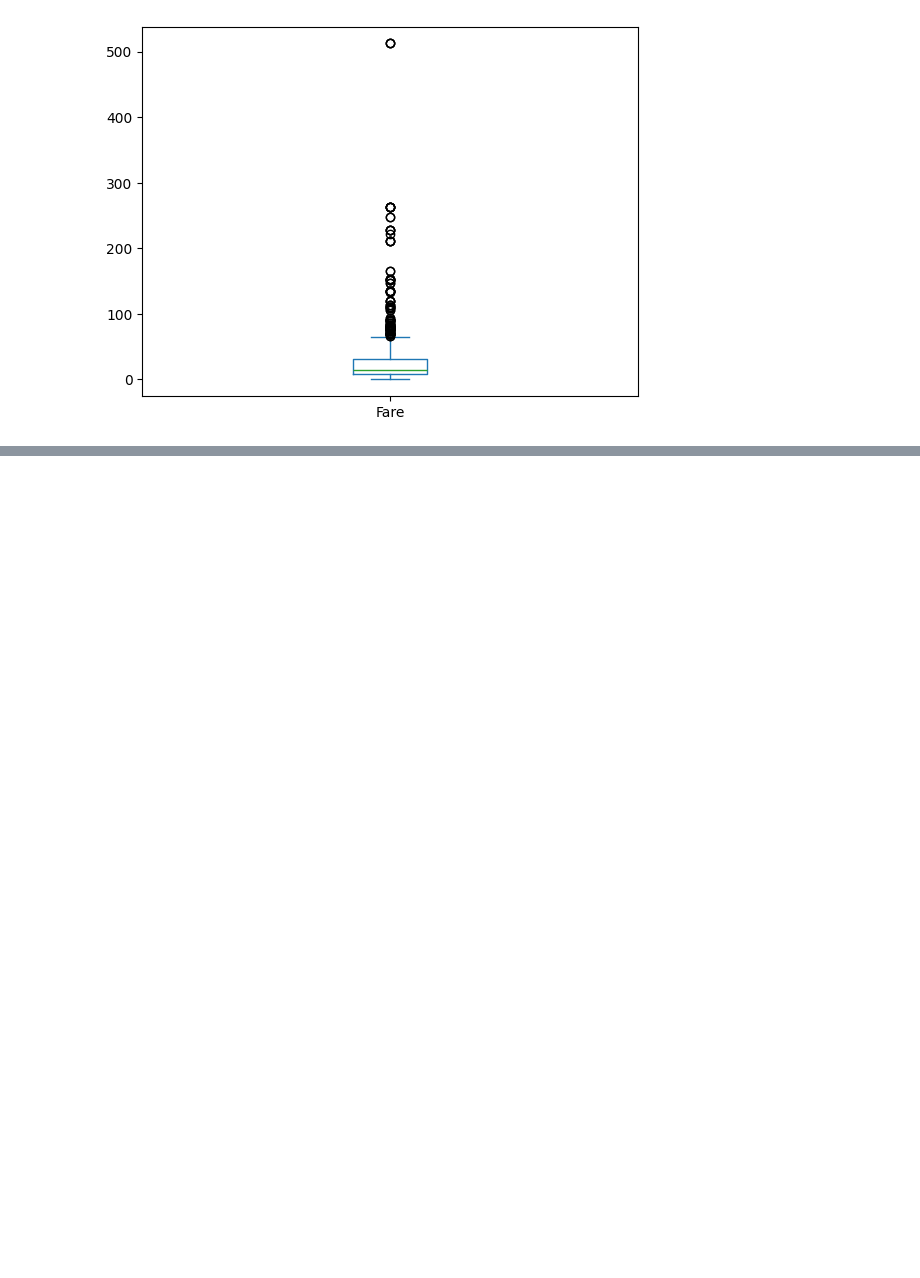
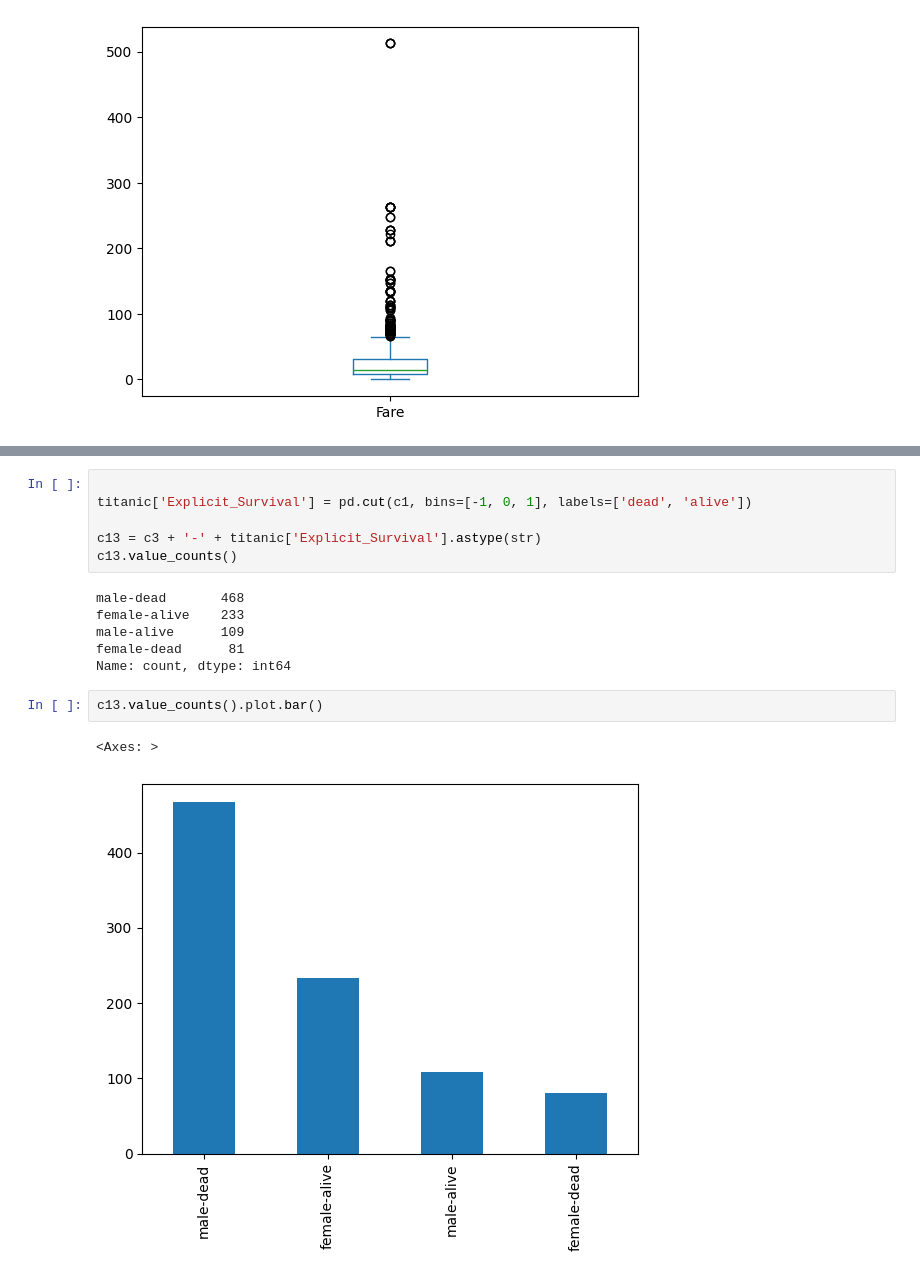
Before and after one commit to JoseLuisAA/p101-ml-cic-ipn, a Jupyter notebook: p201.ipynb, the cells around one changed output, grey strips where cells are left out. Drawn from its saved outputs; the diff is of its cells as text; blank space fills up the shorter version.

```diff
--- a/p201.ipynb
+++ b/p201.ipynb
@@ -145,0 +380,17 @@ c7.plot.box()
+# %%
+
+titanic['Explicit_Survival'] = pd.cut(c1, bins=[-1, 0, 1], labels=['dead', 'alive'])
+
+c13 = c3 + '-' + titanic['Explicit_Survival'].astype(str)
+c13.value_counts()
+# %% [output]
+male-dead       468
+female-alive    233
+male-alive      109
+female-dead      81
+Name: count, dtype: int64
+# %%
+c13.value_counts().plot.bar()
+# %% [output]
+<Axes: >
+[figure, added]
```
Also changed, not shown: parts of 62 cells of this notebook.
